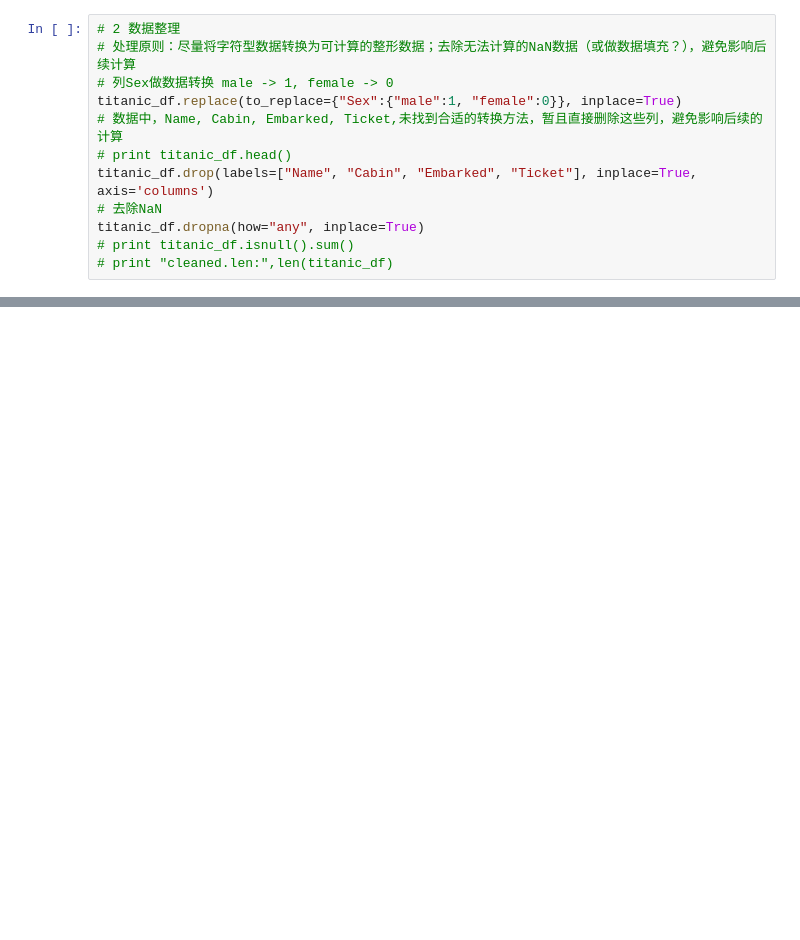
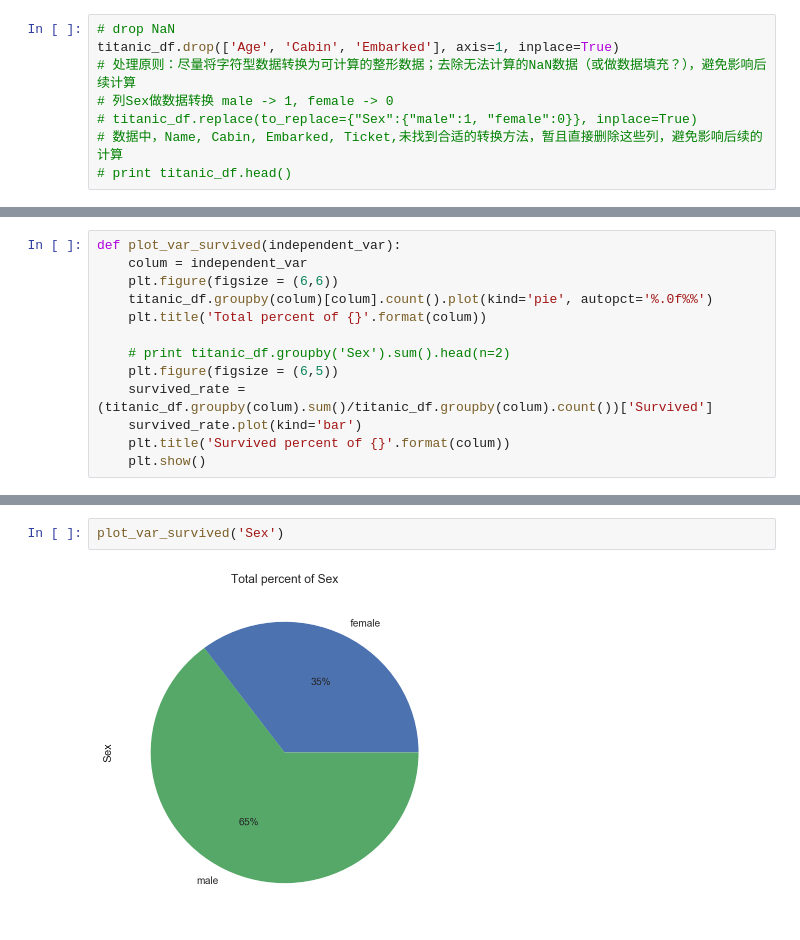
Before and after one commit to soar4/titanic_data, a Jupyter notebook: titanic.ipynb, the cells around one changed output, grey strips where cells are left out. Drawn from its saved outputs; the diff is of its cells as text; blank space fills up the shorter version.

```diff
--- a/titanic.ipynb
+++ b/titanic.ipynb
@@ -27,12 +65,8 @@ origin.len: 891
 # %%
-# 2 数据整理
+# drop NaN
+titanic_df.drop(['Age', 'Cabin', 'Embarked'], axis=1, inplace=True)
 # 处理原则：尽量将字符型数据转换为可计算的整形数据；去除无法计算的NaN数据（或做数据填充？），避免影响后续计算
 # 列Sex做数据转换 male -> 1, female -> 0
-titanic_df.replace(to_replace={"Sex":{"male":1, "female":0}}, inplace=True)
+# titanic_df.replace(to_replace={"Sex":{"male":1, "female":0}}, inplace=True)
 # 数据中，Name, Cabin, Embarked, Ticket,未找到合适的转换方法，暂且直接删除这些列，避免影响后续的计算
 # print titanic_df.head()
-titanic_df.drop(labels=["Name", "Cabin", "Embarked", "Ticket"], inplace=True, axis='columns')
-# 去除NaN
-titanic_df.dropna(how="any", inplace=True)
-# print titanic_df.isnull().sum()
-# print "cleaned.len:",len(titanic_df)
@@ -99,0 +73,13 @@ Name: Survived, dtype: float64
+# %%
+def plot_var_survived(independent_var):
+    colum = independent_var
+    plt.figure(figsize = (6,6))
+    titanic_df.groupby(colum)[colum].count().plot(kind='pie', autopct='%.0f%%')
+    plt.title('Total percent of {}'.format(colum))
+
+    # print titanic_df.groupby('Sex').sum().head(n=2)
+    plt.figure(figsize = (6,5))
+    survived_rate = (titanic_df.groupby(colum).sum()/titanic_df.groupby(colum).count())['Survived']
+    survived_rate.plot(kind='bar')
+    plt.title('Survived percent of {}'.format(colum))
+    plt.show()
@@ -99,0 +93,4 @@ Name: Survived, dtype: float64
+# %%
+plot_var_survived('Sex')
+# %% [output]
+[figure, added]
```
Also changed, not shown: parts of 13 cells of this notebook.
